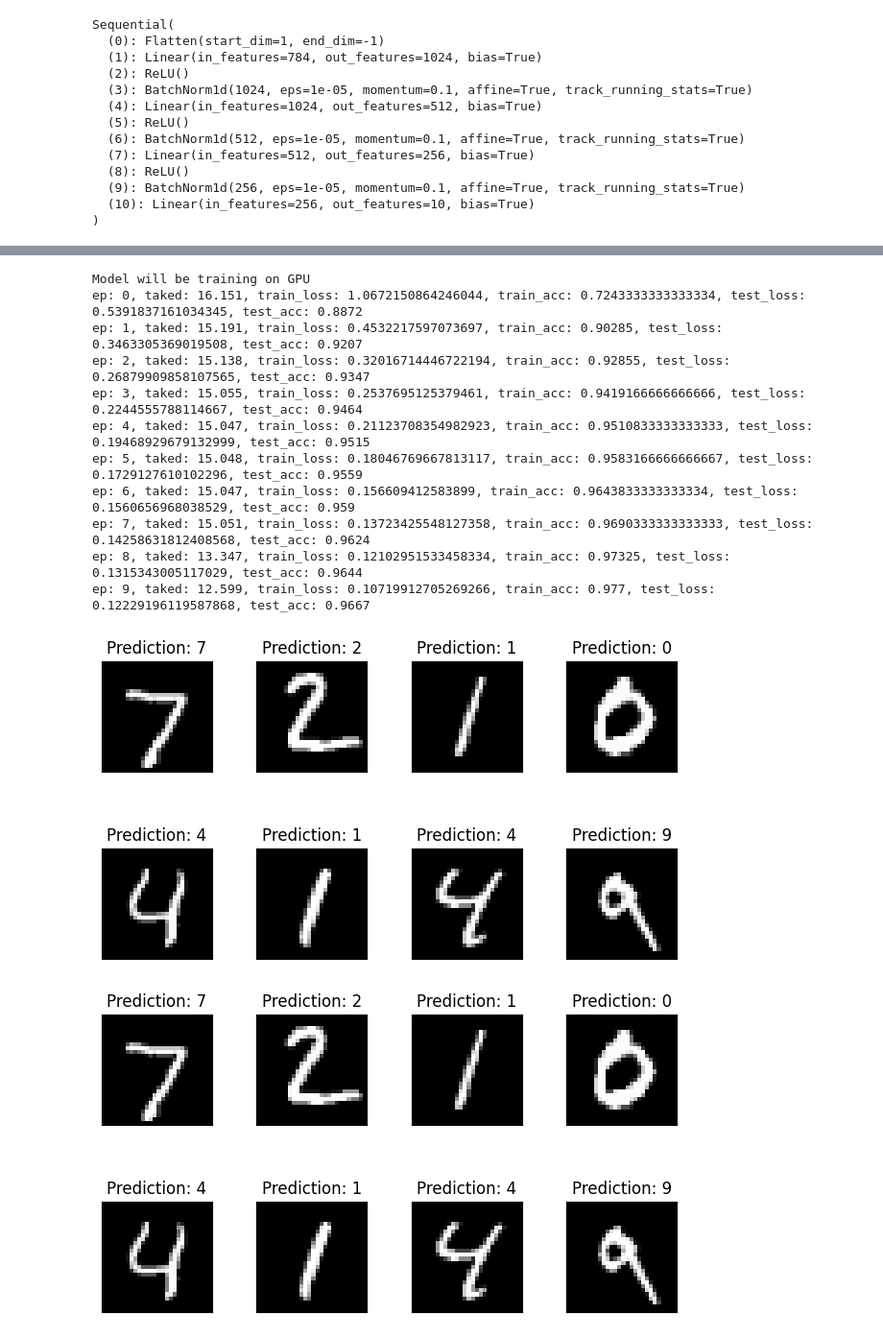
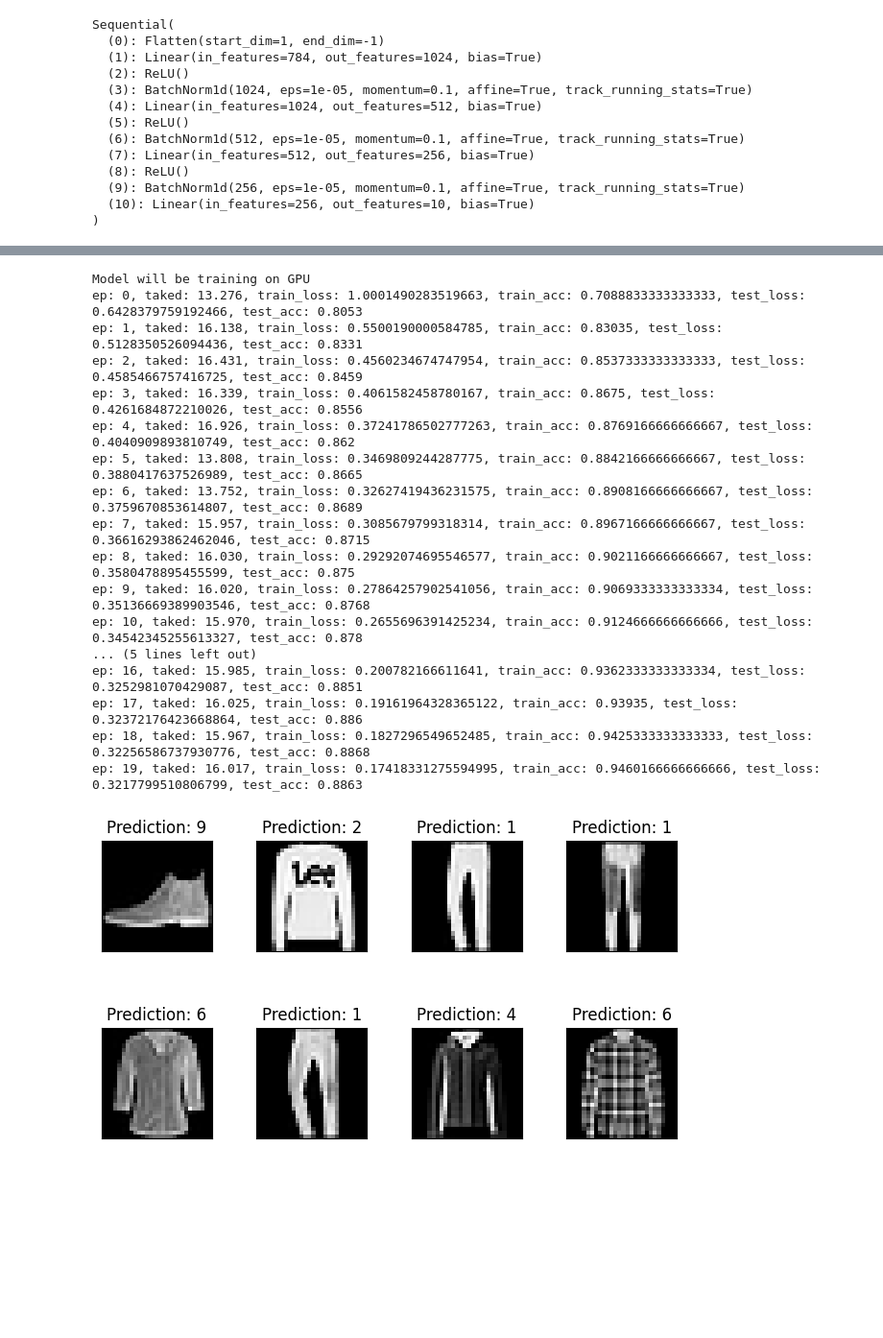
Before and after one commit to Fight0/homeworks, a Jupyter notebook: DL/hw_2.ipynb, the cells around one changed output, grey strips where cells are left out. Shown at 96% size. Cells and saved outputs as stored; diff of their text form; code cells hidden in the pictures; blank space fills up the shorter version.

```diff
--- a/DL/hw_2.ipynb
+++ b/DL/hw_2.ipynb
@@ -23,8 +23,8 @@ import time
 # %%
 BATCH_SIZE=256
 # %%
-train_dataset = tv.datasets.MNIST('.', train=True, transform=tv.transforms.ToTensor(), download=True)
-test_dataset = tv.datasets.MNIST('.', train=False, transform=tv.transforms.ToTensor(), download=True)
+train_dataset = tv.datasets.FashionMNIST('.', train=True, transform=tv.transforms.ToTensor(), download=True)
+test_dataset = tv.datasets.FashionMNIST('.', train=False, transform=tv.transforms.ToTensor(), download=True)
 train = torch.utils.data.DataLoader(train_dataset, batch_size=BATCH_SIZE)
 test = torch.utils.data.DataLoader(test_dataset, batch_size=BATCH_SIZE)
 # %%
@@ -131,31 +129,35 @@ fig
 # %%
-train_model(model, loss, trainer, train, test)
+train_model(model, loss, trainer, train, test, num_epochs=20)
 # %% [output]
 Model will be training on GPU
-ep: 0, taked: 16.151, train_loss: 1.0672150864246044, train_acc: 0.7243333333333334, test_loss: 0.5391837161034345, test_acc: 0.8872
-ep: 1, taked: 15.191, train_loss: 0.4532217597073697, train_acc: 0.90285, test_loss: 0.3463305369019508, test_acc: 0.9207
-ep: 2, taked: 15.138, train_loss: 0.32016714446722194, train_acc: 0.92855, test_loss: 0.26879909858107565, test_acc: 0.9347
-ep: 3, taked: 15.055, train_loss: 0.2537695125379461, train_acc: 0.9419166666666666, test_loss: 0.2244555788114667, test_acc: 0.9464
-ep: 4, taked: 15.047, train_loss: 0.21123708354982923, train_acc: 0.9510833333333333, test_loss: 0.19468929679132999, test_acc: 0.9515
-ep: 5, taked: 15.048, train_loss: 0.18046769667813117, train_acc: 0.9583166666666667, test_loss: 0.1729127610102296, test_acc: 0.9559
-ep: 6, taked: 15.047, train_loss: 0.156609412583899, train_acc: 0.9643833333333334, test_loss: 0.1560656968038529, test_acc: 0.959
-ep: 7, taked: 15.051, train_loss: 0.13723425548127358, train_acc: 0.9690333333333333, test_loss: 0.14258631812408568, test_acc: 0.9624
-ep: 8, taked: 13.347, train_loss: 0.12102951533458334, train_acc: 0.97325, test_loss: 0.1315343005117029, test_acc: 0.9644
-ep: 9, taked: 12.599, train_loss: 0.10719912705269266, train_acc: 0.977, test_loss: 0.12229196119587868, test_acc: 0.9667
+ep: 0, taked: 13.276, train_loss: 1.0001490283519663, train_acc: 0.7088833333333333, test_loss: 0.6428379759192466, test_acc: 0.8053
+ep: 1, taked: 16.138, train_loss: 0.5500190000584785, train_acc: 0.83035, test_loss: 0.5128350526094436, test_acc: 0.8331
+ep: 2, taked: 16.431, train_loss: 0.4560234674747954, train_acc: 0.8537333333333333, test_loss: 0.4585466757416725, test_acc: 0.8459
+ep: 3, taked: 16.339, train_loss: 0.4061582458780167, train_acc: 0.8675, test_loss: 0.4261684872210026, test_acc: 0.8556
+ep: 4, taked: 16.926, train_loss: 0.37241786502777263, train_acc: 0.8769166666666667, test_loss: 0.4040909893810749, test_acc: 0.862
+ep: 5, taked: 13.808, train_loss: 0.3469809244287775, train_acc: 0.8842166666666667, test_loss: 0.3880417637526989, test_acc: 0.8665
+ep: 6, taked: 13.752, train_loss: 0.32627419436231575, train_acc: 0.8908166666666667, test_loss: 0.3759670853614807, test_acc: 0.8689
+ep: 7, taked: 15.957, train_loss: 0.3085679799318314, train_acc: 0.8967166666666667, test_loss: 0.36616293862462046, test_acc: 0.8715
+ep: 8, taked: 16.030, train_loss: 0.29292074695546577, train_acc: 0.9021166666666667, test_loss: 0.3580478895455599, test_acc: 0.875
+ep: 9, taked: 16.020, train_loss: 0.27864257902541056, train_acc: 0.9069333333333334, test_loss: 0.35136669389903546, test_acc: 0.8768
+ep: 10, taked: 15.970, train_loss: 0.2655696391425234, train_acc: 0.9124666666666666, test_loss: 0.34542345255613327, test_acc: 0.878
+... (5 lines left out)
+ep: 16, taked: 15.985, train_loss: 0.200782166611641, train_acc: 0.9362333333333334, test_loss: 0.3252981070429087, test_acc: 0.8851
+ep: 17, taked: 16.025, train_loss: 0.19161964328365122, train_acc: 0.93935, test_loss: 0.32372176423668864, test_acc: 0.886
+ep: 18, taked: 15.967, train_loss: 0.1827296549652485, train_acc: 0.9425333333333333, test_loss: 0.32256586737930776, test_acc: 0.8868
+ep: 19, taked: 16.017, train_loss: 0.17418331275594995, train_acc: 0.9460166666666666, test_loss: 0.3217799510806799, test_acc: 0.8863
 # %%
 with torch.no_grad():
   output = model(example_data.cuda())
 # %%
 fig = plt.figure()
 for i in range(8):
   plt.subplot(2,4,i+1)
   plt.tight_layout()
   plt.imshow(example_data[i][0], cmap='gray', interpolation='none')
   plt.title("Prediction: {}".format(
     output.data.max(1, keepdim=True)[1][i].item()))
   plt.xticks([])
   plt.yticks([])
-fig
 # %% [output]
-[figure, old version]
+[figure, new version]
-[figure, removed]
```
Also changed, not shown: parts of 1 cell of this notebook, 16 other files.
